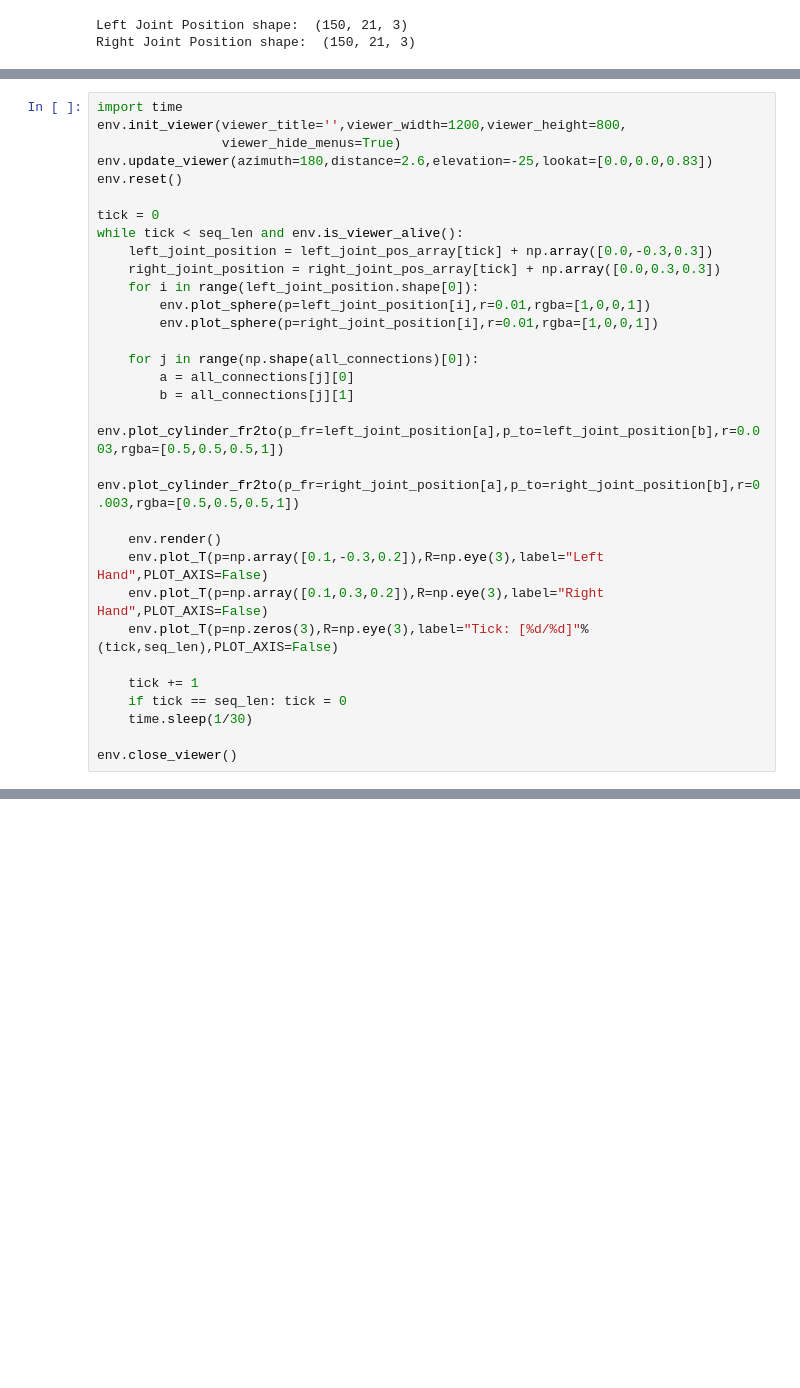
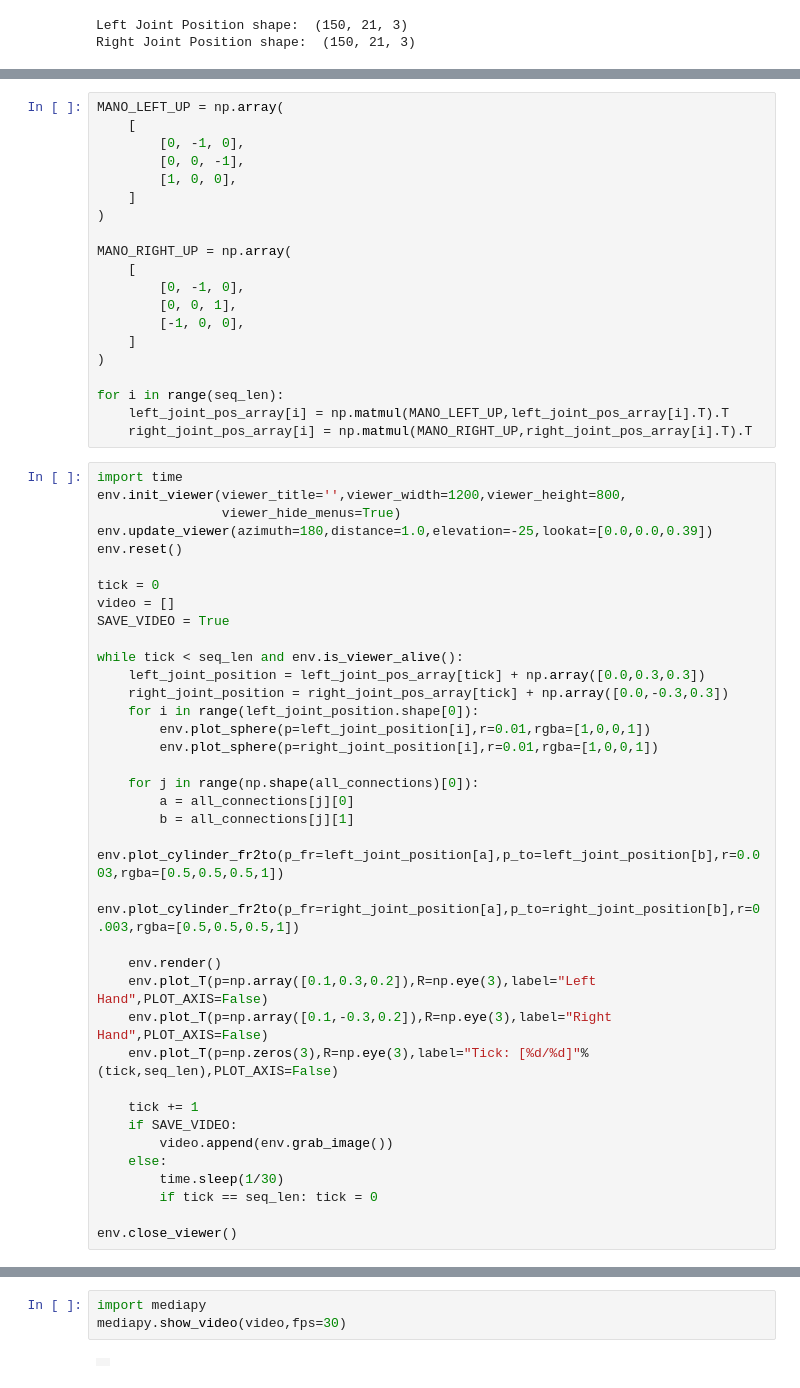
Before and after one commit to kaseungyup/icra-retargeting, a Jupyter notebook: ability_hand/vis_mano_hand.ipynb, the cells around one changed output, grey strips where cells are left out. Drawn from its saved outputs; the diff is of its cells as text; blank space fills up the shorter version.

Commit message:
mano to ability hand retargeting added

```diff
--- a/ability_hand/vis_mano_hand.ipynb
+++ b/ability_hand/vis_mano_hand.ipynb
@@ -95,17 +97,40 @@ hand_connections = [
 ]
 
 all_connections  = np.array(hand_connections)
+# %%
+MANO_LEFT_UP = np.array(
+    [
+        [0, -1, 0],
+        [0, 0, -1],
+        [1, 0, 0],
+    ]
+)
+
+MANO_RIGHT_UP = np.array(
+    [
+        [0, -1, 0],
+        [0, 0, 1],
+        [-1, 0, 0],
+    ]
+)
+
+for i in range(seq_len):
+    left_joint_pos_array[i] = np.matmul(MANO_LEFT_UP,left_joint_pos_array[i].T).T
+    right_joint_pos_array[i] = np.matmul(MANO_RIGHT_UP,right_joint_pos_array[i].T).T
 # %%
 import time
 env.init_viewer(viewer_title='',viewer_width=1200,viewer_height=800,
                 viewer_hide_menus=True)
-env.update_viewer(azimuth=180,distance=2.6,elevation=-25,lookat=[0.0,0.0,0.83])
+env.update_viewer(azimuth=180,distance=1.0,elevation=-25,lookat=[0.0,0.0,0.39])
 env.reset()
 
 tick = 0
+video = []
+SAVE_VIDEO = True
+
 while tick < seq_len and env.is_viewer_alive():
-    left_joint_position = left_joint_pos_array[tick] + np.array([0.0,-0.3,0.3])
-    right_joint_position = right_joint_pos_array[tick] + np.array([0.0,0.3,0.3])
+    left_joint_position = left_joint_pos_array[tick] + np.array([0.0,0.3,0.3])
+    right_joint_position = right_joint_pos_array[tick] + np.array([0.0,-0.3,0.3])
     for i in range(left_joint_position.shape[0]):
         env.plot_sphere(p=left_joint_position[i],r=0.01,rgba=[1,0,0,1])
         env.plot_sphere(p=right_joint_position[i],r=0.01,rgba=[1,0,0,1])
@@ -117,12 +142,15 @@ while tick < seq_len and env.is_viewer_alive():
         env.plot_cylinder_fr2to(p_fr=right_joint_position[a],p_to=right_joint_position[b],r=0.003,rgba=[0.5,0.5,0.5,1])
 
     env.render()
-    env.plot_T(p=np.array([0.1,-0.3,0.2]),R=np.eye(3),label="Left Hand",PLOT_AXIS=False)
-    env.plot_T(p=np.array([0.1,0.3,0.2]),R=np.eye(3),label="Right Hand",PLOT_AXIS=False)
+    env.plot_T(p=np.array([0.1,0.3,0.2]),R=np.eye(3),label="Left Hand",PLOT_AXIS=False)
+    env.plot_T(p=np.array([0.1,-0.3,0.2]),R=np.eye(3),label="Right Hand",PLOT_AXIS=False)
     env.plot_T(p=np.zeros(3),R=np.eye(3),label="Tick: [%d/%d]"%(tick,seq_len),PLOT_AXIS=False)
 
     tick += 1
-    if tick == seq_len: tick = 0
-    time.sleep(1/30)
+    if SAVE_VIDEO:
+        video.append(env.grab_image())
+    else:
+        time.sleep(1/30)
+        if tick == seq_len: tick = 0
 
 env.close_viewer()
@@ -131,0 +157,5 @@ Quitting.
+# %%
+import mediapy
+mediapy.show_video(video,fps=30)
+# %% [output]
+|  |
```
Also changed, not shown: parts of 5 cells of this notebook, 1 other file.
